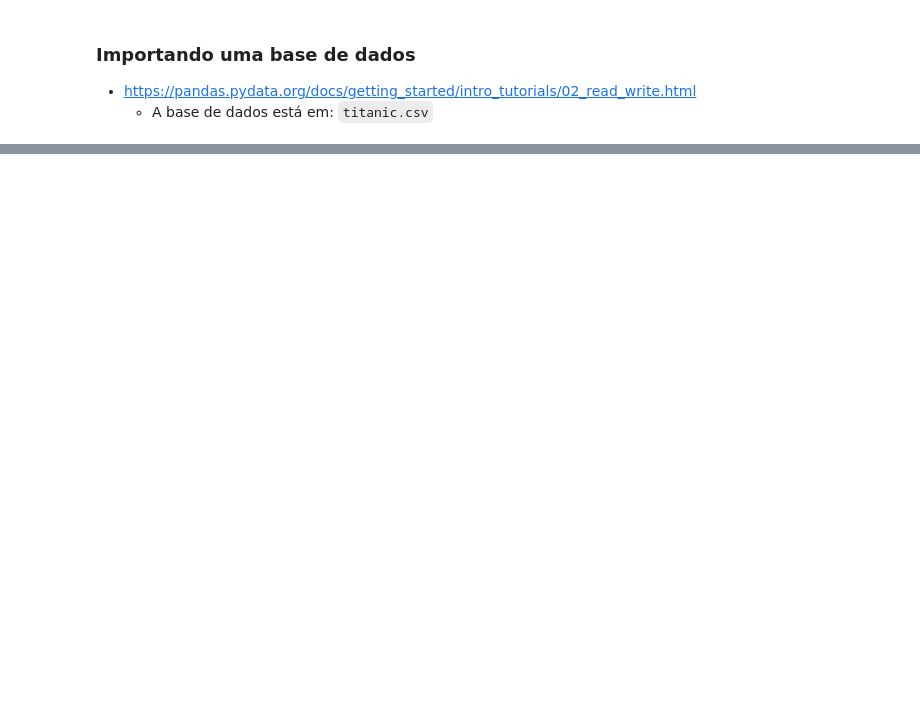
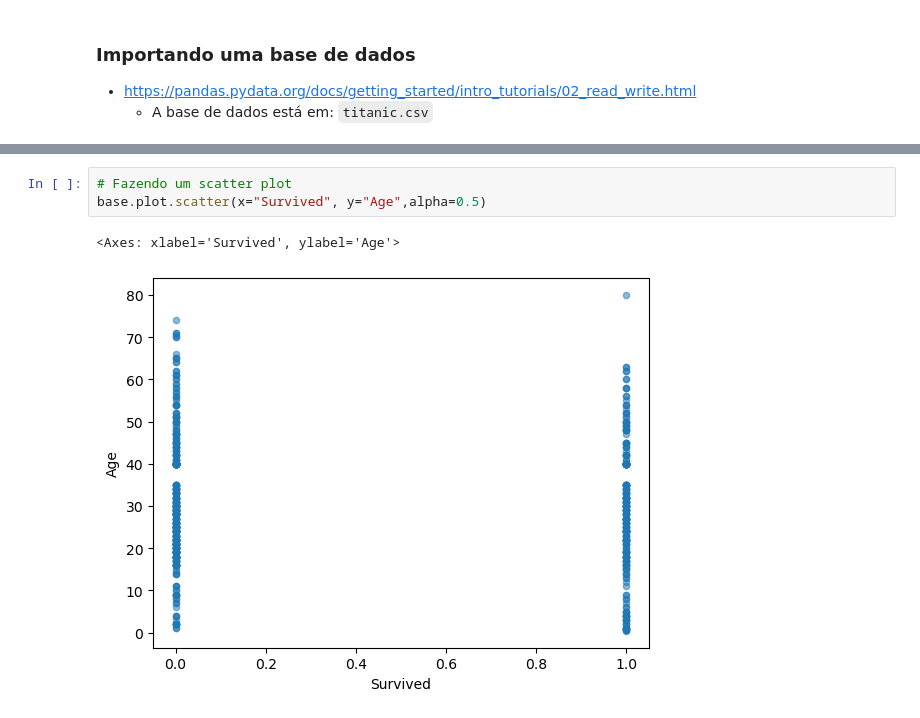
Before and after one commit to andrewyamagata/DADOS, a Jupyter notebook: Aula02PandasNumpy.ipynb, the cells around one changed output, grey strips where cells are left out. Saved outputs shown, nothing was run; the diff lists cells and outputs as text; blank space fills up the shorter version.

```diff
--- a/Aula02PandasNumpy.ipynb
+++ b/Aula02PandasNumpy.ipynb
@@ -511,0 +732,6 @@ import pandas as pd
+# %%
+# Fazendo um scatter plot
+base.plot.scatter(x="Survived", y="Age",alpha=0.5)
+# %% [output]
+<Axes: xlabel='Survived', ylabel='Age'>
+[figure, added]
```
Also changed, not shown: parts of 26 cells of this notebook, 1 other file.
